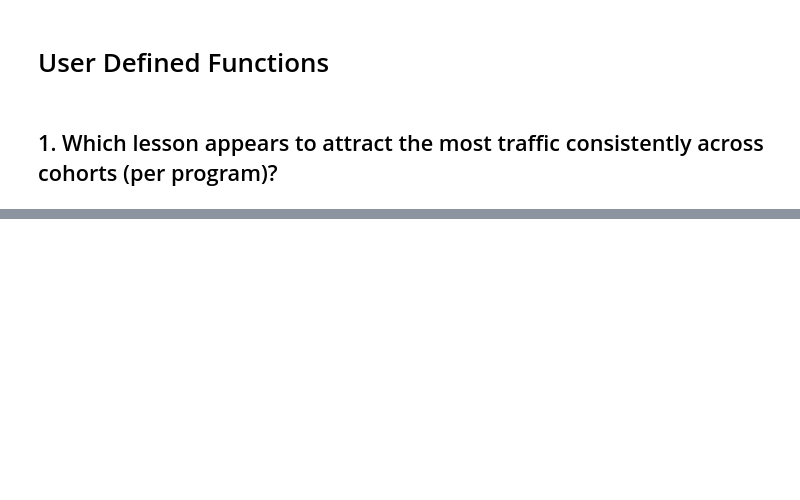
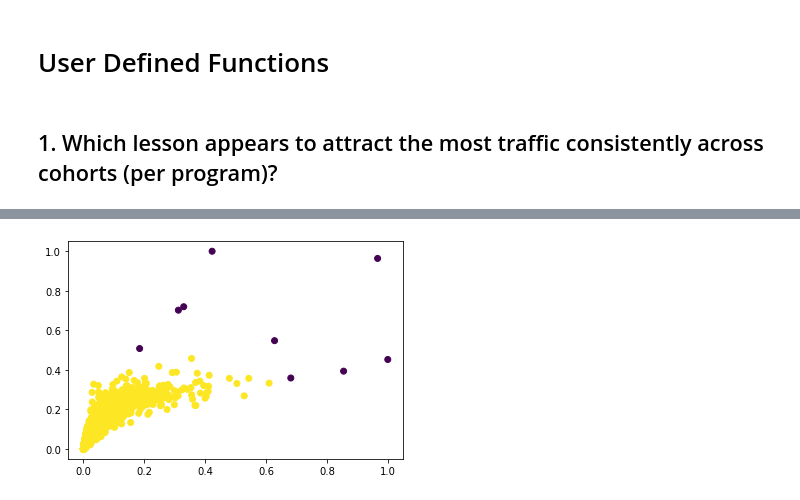
Before and after one commit to TeamTwoAnomaly/anomaly-project, a Jupyter notebook: final_report.ipynb, the cells around one changed output, grey strips where cells are left out. Saved outputs shown, nothing was run; the diff lists cells and outputs as text; code cells hidden in the pictures; blank space fills up the shorter version.

```diff
--- a/final_report.ipynb
+++ b/final_report.ipynb
@@ -103,0 +314,3 @@ def find_anomalies(df, program, span, weight, plot=False):
+# %%
+page_views_ip = df.groupby(['ip', 'user_id'])['path'].agg(['count', 'nunique'])
+page_views_ip
@@ -103,0 +332,26 @@ def find_anomalies(df, program, span, weight, plot=False):
+# %%
+# create the scaler
+scaler = MinMaxScaler().fit(page_views_ip)
+
+# use the scaler
+page_views_ip_scaled_array = scaler.transform(page_views_ip)
+
+#######
+dbsc = DBSCAN(eps = 0.1, min_samples=4).fit(page_views_ip_scaled_array)
+
+columns = list(page_views_ip.columns)
+scaled_columns = ["scaled_" + column for column in columns]
+
+scaled_df = pd.DataFrame(page_views_ip_scaled_array, columns=scaled_columns, index=page_views_ip.index)
+
+
+# Merge the scaled and non-scaled values into one dataframe
+page_views_ip = page_views_ip.merge(scaled_df, left_index=True, right_index=True)
+
+labels = dbsc.labels_
+
+#add labels back to the dataframe
+page_views_ip['labels'] = labels
+
+# how many unique labels (clusters) are created by DBSCAN?
+page_views_ip.labels.value_counts()
@@ -103,0 +376,5 @@ def find_anomalies(df, program, span, weight, plot=False):
+# %%
+plt.scatter(page_views_ip['scaled_count'], page_views_ip['scaled_nunique'], c=page_views_ip.labels)
+plt.show()
+# %% [output]
+[figure, added]
```
Also changed, not shown: parts of 50 cells of this notebook, 1 other file.
